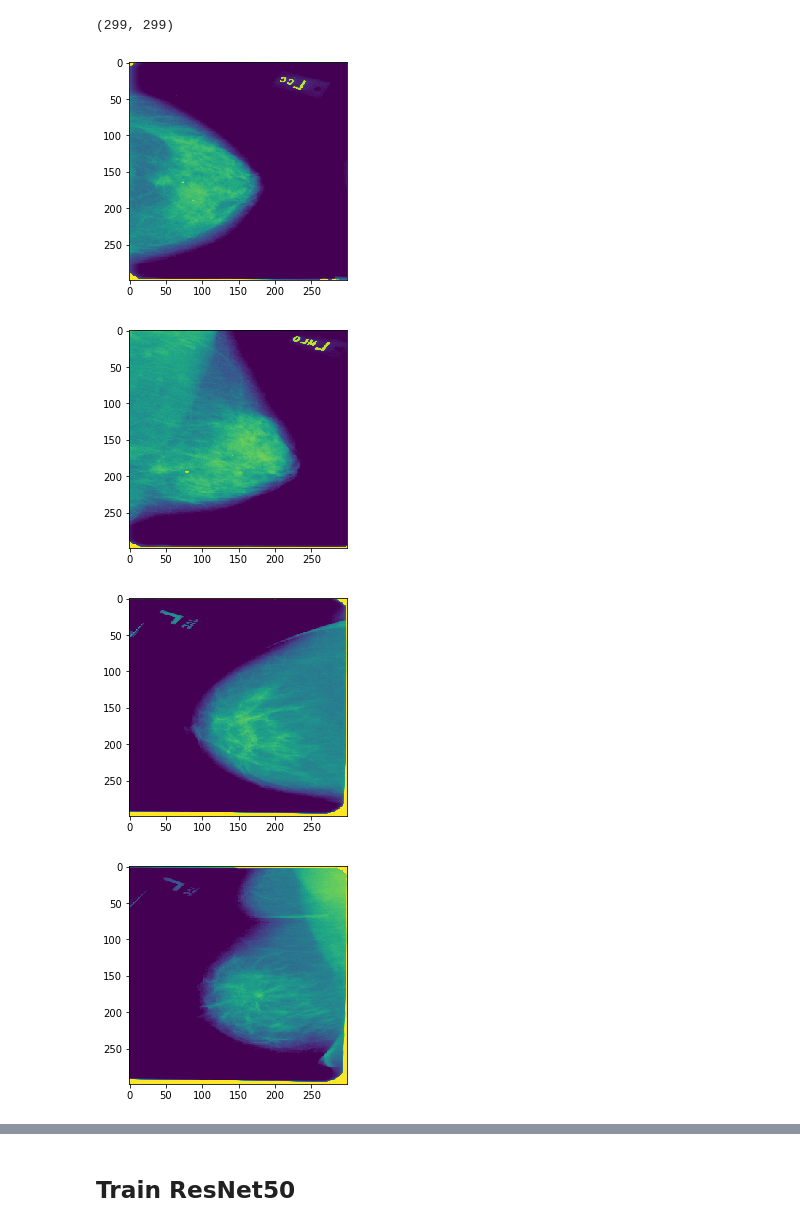
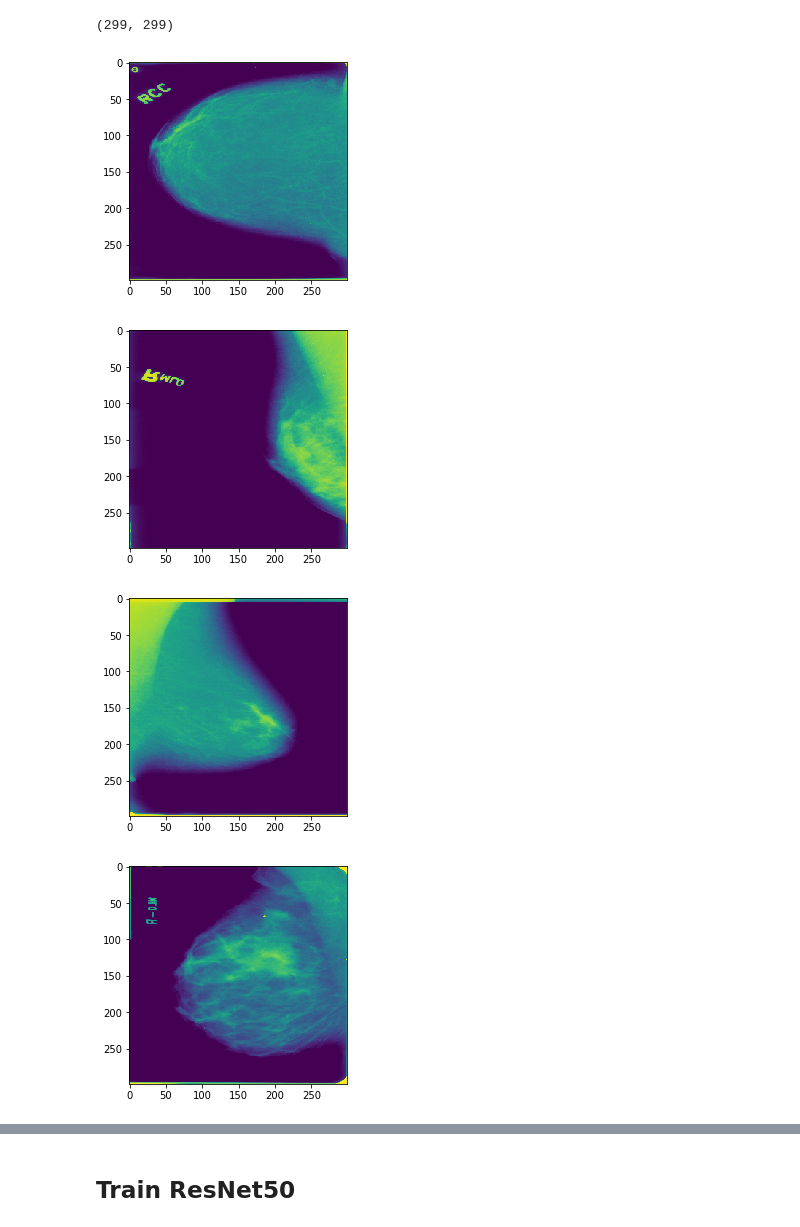
Before and after one commit to bdrad/fa18_mini1_team2, a Jupyter notebook: ResNet50.ipynb, the cells around one changed output, grey strips where cells are left out. Cells and saved outputs as stored; diff of their text form; code cells hidden in the pictures.

Commit message:
Added 10 images to display

```diff
--- a/ResNet50.ipynb
+++ b/ResNet50.ipynb
@@ -78,12 +76,12 @@ train_imgs[0].shape
 # %% [output]
 (299, 299)
 # %%
-# 5 images from training
-for i in range(5):
+# 10 images from training
+for i in range(10):
     plt.imshow(train_imgs[i]/255,)
     plt.show()
 # %% [output]
-[figure, old version]
+[figure, new version]
-[figure, old version]
+[figure, new version]
-[figure, old version]
+[figure, new version]
-[figure, old version]
+[figure, new version]
```
Also changed, not shown: parts of 2 cells of this notebook.
